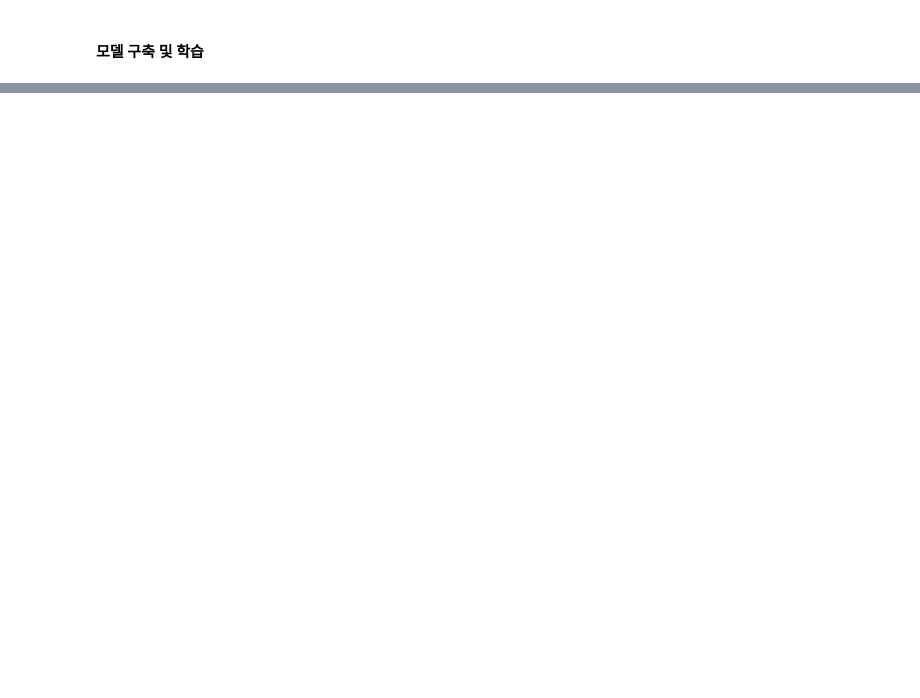
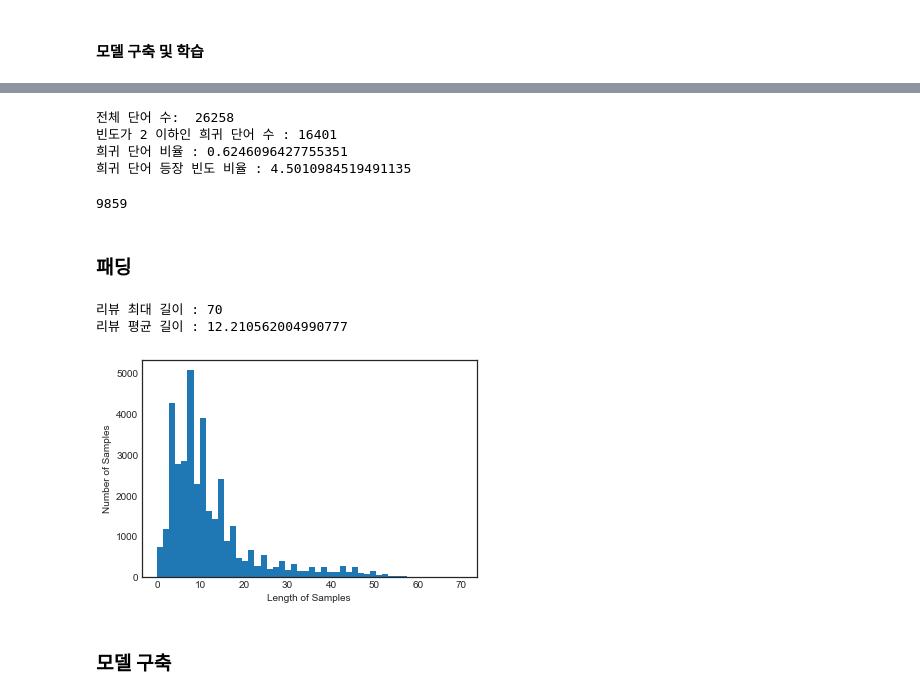
Before and after one commit to bbinibini/Natural-Laguage-Processing, a Jupyter notebook: 10.감정 분석(Sentiment Analysis).ipynb, the cells around one changed output, grey strips where cells are left out. Saved outputs shown, nothing was run; the diff lists cells and outputs as text; code cells hidden in the pictures; blank space fills up the shorter version.

```diff
--- a/10.감정 분석(Sentiment Analysis).ipynb
+++ b/10.감정 분석(Sentiment Analysis).ipynb
@@ -306,0 +527,51 @@ X_test = pad_sequences(X_test, maxlen=max_len)
+# %%
+tokenizer = Tokenizer()
+tokenizer.fit_on_texts(X_train)
+# %%
+threshold = 3
+words_cnt = len(tokenizer.word_index)
+rare_cnt = 0
+words_freq = 0
+rare_freq = 0
+
+for key, value in tokenizer.word_counts.items() : #word_counts값을 dictionary로 받아옴
+    words_freq = words_freq + value
+
+    if value < threshold : #rare한거 개수셈
+        rare_cnt += 1
+        rare_freq = rare_freq + value
+
+print("전체 단어 수: " , words_cnt)
+print("빈도가 {} 이하인 희귀 단어 수 : {}".format(threshold-1, rare_cnt))
+print("희귀 단어 비율 : {}".format(rare_cnt / words_cnt))
+print("희귀 단어 등장 빈도 비율 : {}".format((rare_freq/words_freq)*100 ))
+# %% [output]
+전체 단어 수:  26258
+빈도가 2 이하인 희귀 단어 수 : 16401
+희귀 단어 비율 : 0.6246096427755351
+희귀 단어 등장 빈도 비율 : 4.5010984519491135
+# %%
+vocab_size = words_cnt - rare_cnt + 2 #2는 0번째 패딩, out of vocabulary token 넣어줘야해서
+print(vocab_size)
+# %% [output]
+9859
+# %%
+tokenizer = Tokenizer(vocab_size, oov_token='OOV')
+tokenizer.fit_on_texts(X_train)
+X_train = tokenizer.texts_to_sequences(X_train) #seqeunce 형태로 변형
+X_test = tokenizer.texts_to_sequences(X_test)
+# %% [markdown]
+### 패딩
+# %%
+
+print("리뷰 최대 길이 :" , max(len(l) for l in X_train))
+print('리뷰 평균 길이 :' , sum(map(len, X_train))/len(X_train))
+
+plt.hist([len(s) for s in X_train], bins=50)
+plt.xlabel('Length of Samples')
+plt.ylabel('Number of Samples')
+plt.show()
+# %% [output]
+리뷰 최대 길이 : 70
+리뷰 평균 길이 : 12.210562004990777
+[figure, added]
@@ -306,0 +582,2 @@ X_test = pad_sequences(X_test, maxlen=max_len)
+# %% [markdown]
+### 모델 구축
```
Also changed, not shown: parts of 51 cells of this notebook, 3 other files.
